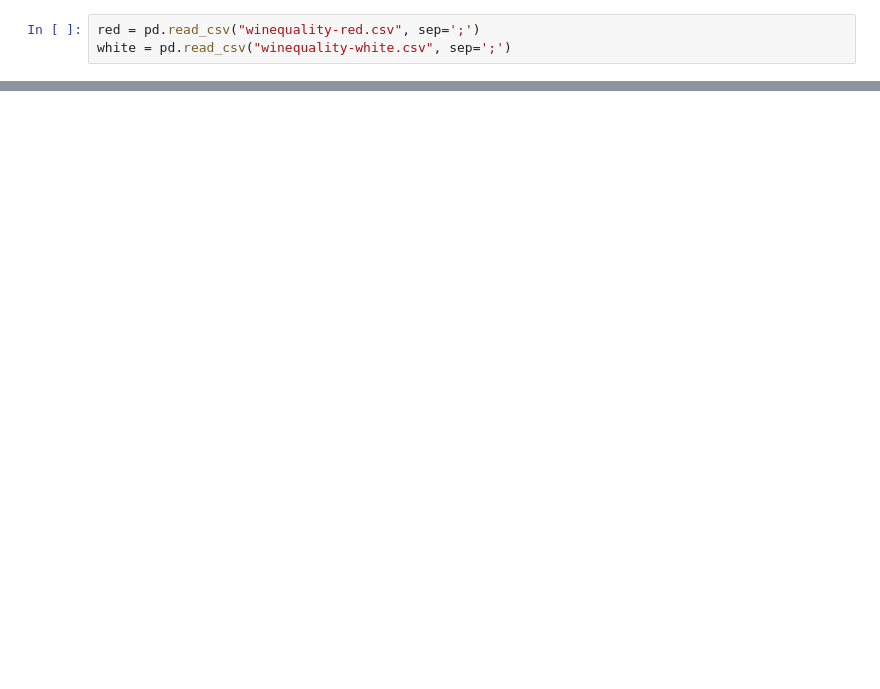
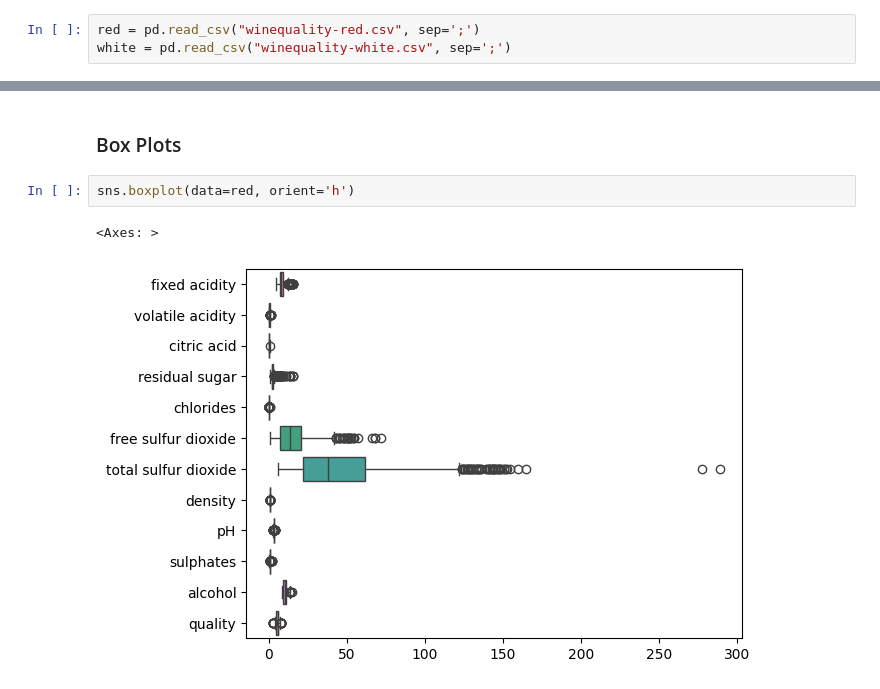
Before and after one commit to ameliabaez/spark-seprep, a Jupyter notebook: assignments/assignment6/kyle-yu/kyle-yu.ipynb, the cells around one changed output, grey strips where cells are left out. Saved outputs shown, nothing was run; the diff lists cells and outputs as text; blank space fills up the shorter version.

```diff
--- a/assignments/assignment6/kyle-yu/kyle-yu.ipynb
+++ b/assignments/assignment6/kyle-yu/kyle-yu.ipynb
@@ -39,0 +74,7 @@ white
+# %% [markdown]
+### Box Plots
+# %%
+sns.boxplot(data=red, orient='h')
+# %% [output]
+<Axes: >
+[figure, added]
```
Also changed, not shown: parts of 26 cells of this notebook.
